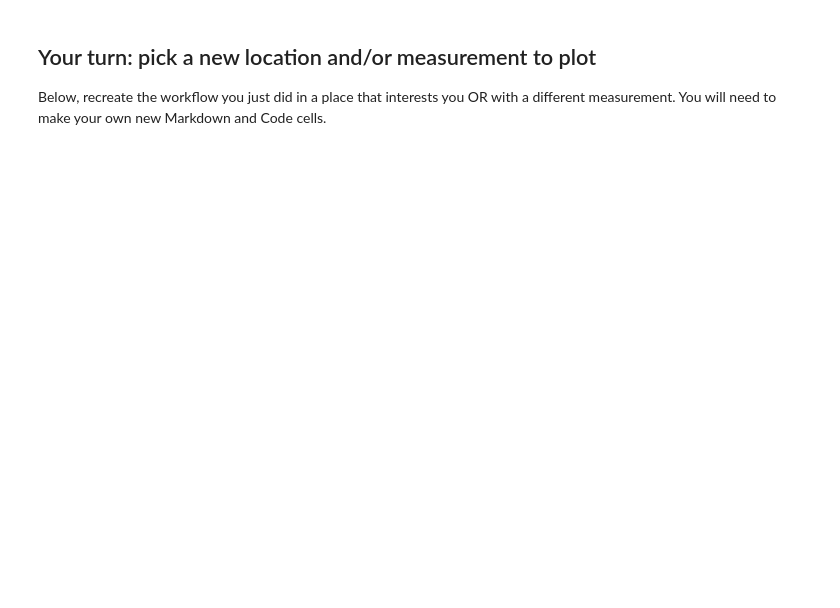
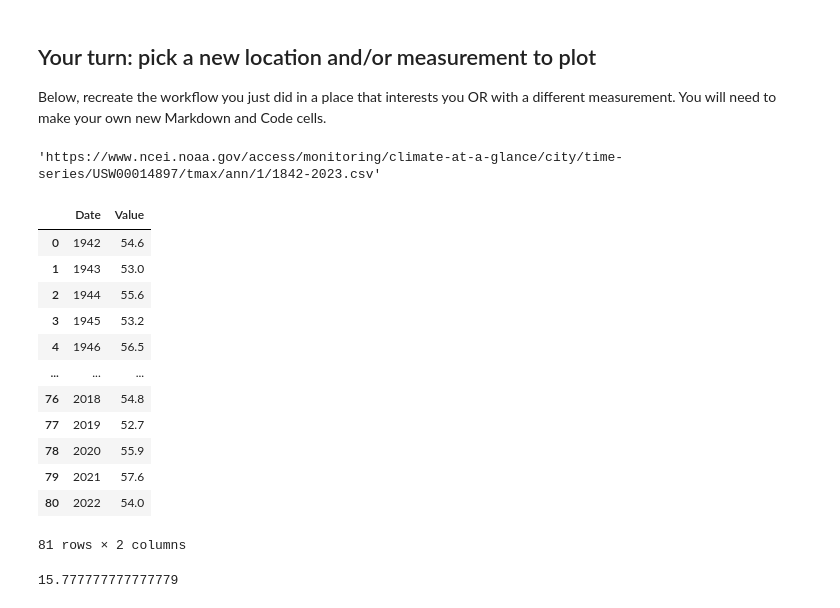
Before and after one commit to nquarder/get-started-with-reproducible-science-nquarder, a Jupyter notebook: Get Started with Open Reproducible Science!.ipynb, the cells around one changed output. Saved outputs shown, nothing was run; the diff lists cells and outputs as text; code cells hidden in the pictures; blank space fills up the shorter version.

```diff
--- a/Get Started with Open Reproducible Science!.ipynb
+++ b/Get Started with Open Reproducible Science!.ipynb
@@ -434,3 +435,36 @@ Describe your plot in this cell in 2-3 sentences
 # %% [markdown]
 ## Your turn: pick a new location and/or measurement to plot
 Below, recreate the workflow you just did in a place that interests you OR with a different measurement. You will need to make your own new Markdown and Code cells.
+# %%
+# Define url to Wausau, WI
+wausau_tmax_url = ("https://www.ncei.noaa.gov/access/monitoring/climate-at-a-glance/city/time-series/USW00014897/tmax/ann/1/1842-2023.csv")
+wausau_tmax_url
+# %% [output]
+'https://www.ncei.noaa.gov/access/monitoring/climate-at-a-glance/city/time-series/USW00014897/tmax/ann/1/1842-2023.csv'
+# %%
+# Open and clean data using pandas
+wausau_tmax_df = pd.read_csv(
+                    wausau_tmax_url,
+                    header=3,
+                    na_values="-99.0")
+
+wausau_tmax_df.iloc[:,0] = wausau_tmax_df.iloc[:,0] // 100
+wausau_tmax_df
+# %% [output]
+|  | Date | Value |
+| 0 | 1942 | 54.6 |
+| 1 | 1943 | 53.0 |
+| 2 | 1944 | 55.6 |
+| 3 | 1945 | 53.2 |
+| 4 | 1946 | 56.5 |
+| ... | ... | ... |
+| 76 | 2018 | 54.8 |
+| 77 | 2019 | 52.7 |
+| 78 | 2020 | 55.9 |
+| 79 | 2021 | 57.6 |
+| 80 | 2022 | 54.0 |
+81 rows × 2 columns
+# %%
+wausau_tmax_df["Value"].max()
+# %% [output]
+15.777777777777779
```
Also changed, not shown: parts of 5 cells of this notebook.
